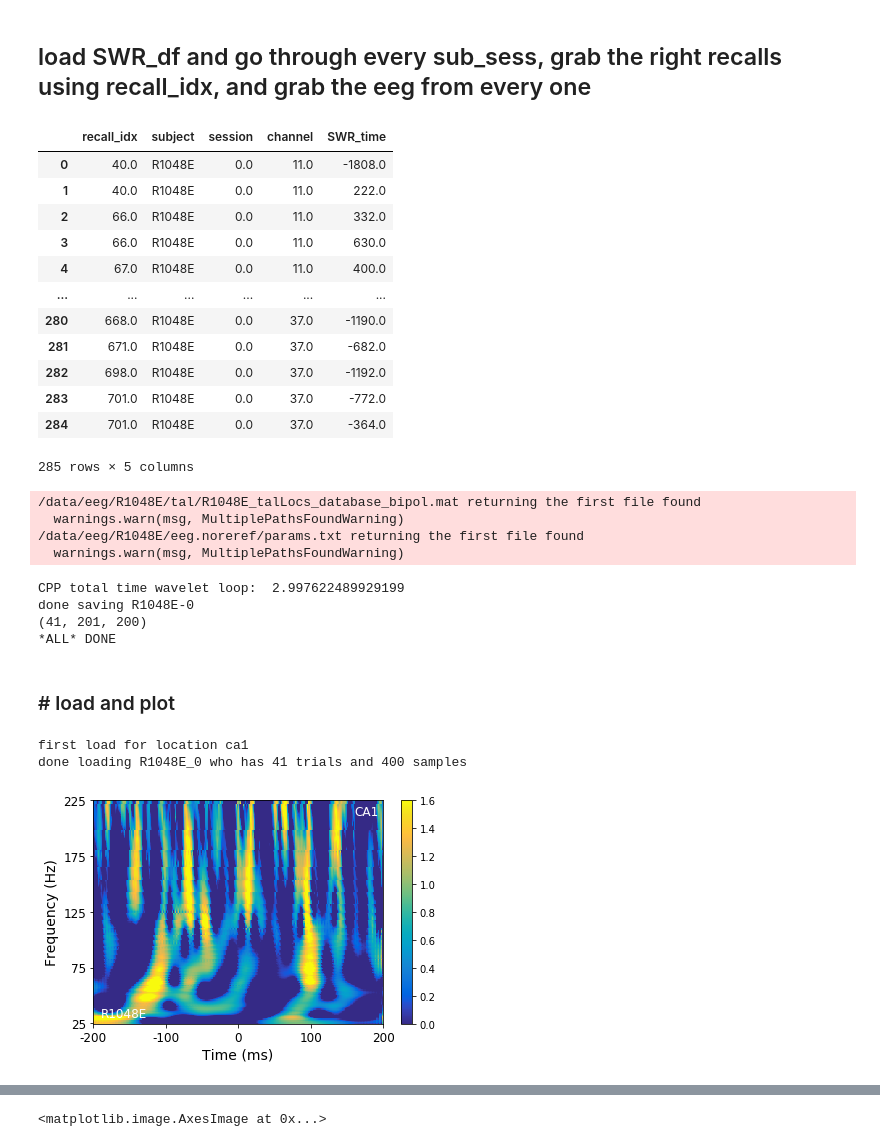
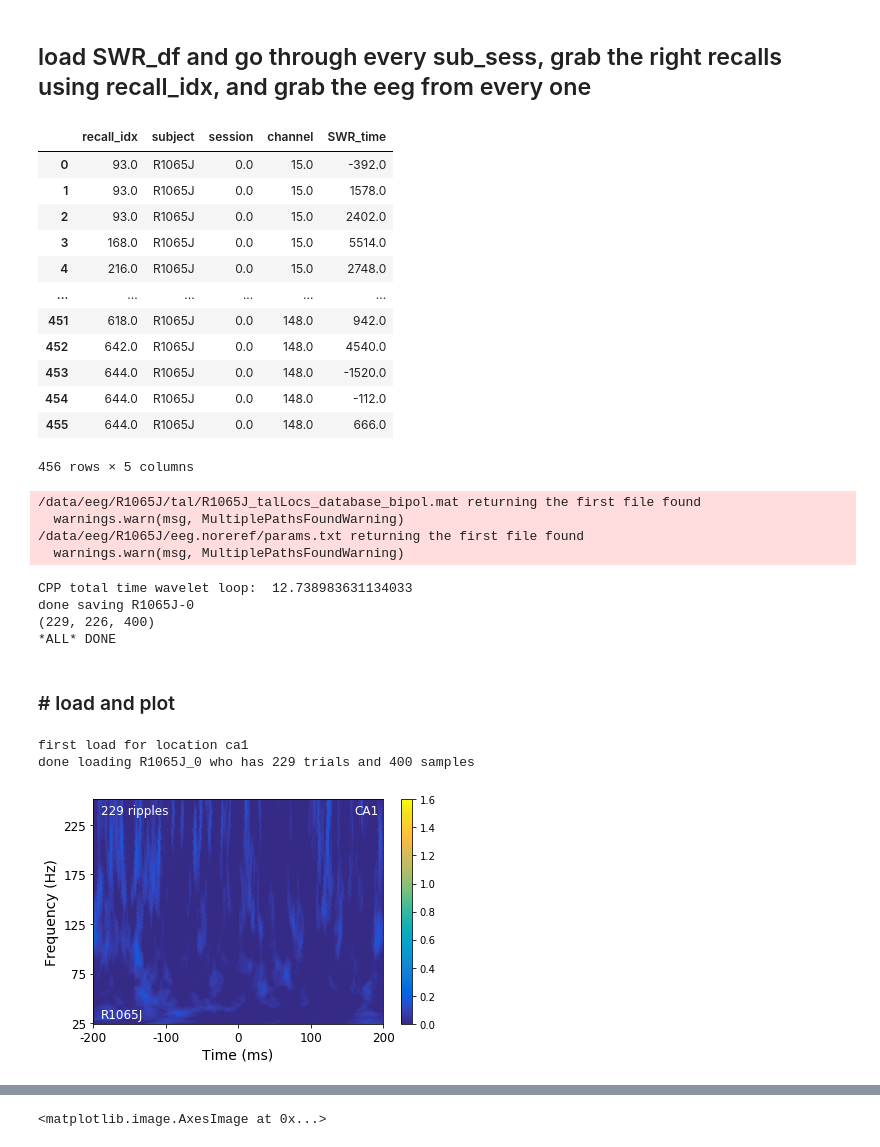
Before and after one commit to jjsakon/SWR, a Jupyter notebook: code/SWRanalysisSpectrograms.ipynb, the cells around one changed output, grey strips where cells are left out. Cells and saved outputs as stored; diff of their text form; code cells hidden in the pictures.

```diff
--- a/code/SWRanalysisSpectrograms.ipynb
+++ b/code/SWRanalysisSpectrograms.ipynb
@@ -49,7 +49,7 @@ HPC_labels,ENT_labels,PHC_labels = getMTLregions(MTL_labels)
 # subs = ['R1379E','R1402E','R1396T','R1395M','R1415T','R1389J','R1404E']  # test subs for eeg offset correction
 # subs = ['R1048E','R1054J'] # nice example FR1 subs
 # subs = ['R1048E','R1112M'] # couple of FR1 subs
-subs = ['R1048E']
+subs = ['R1065J'] #['R1048E']
 
 sub_df = df[(df.subject.isin(subs))  & (df.experiment == exp)] # all sessions for subs
 # sub_df = df[(df.subject.isin(subs))  & (df.experiment == exp) & (df.session==1)] # single session
@@ -568,7 +568,7 @@ recall_type_switch = 6
 recall_minimum = 2000 # used if recall_type_switch = 3
 region_name = 'HPC' #'ENT' #'HPC' #HPC_ENT #ENT #HPC # PHC
 remove_soz_ictal = False
-filter_type = 'hamming125200' # butter/hamming/hamming125200
+filter_type = 'butter' # butter/hamming/hamming125200
 ###
 
 # get strings for path name for save and loading cluster data
@@ -731,10 +731,13 @@ if select_subfield == True:
         # to see number of each: sum(np.array([names.find('sub') for names in HPC_names])>=0)
 else:
     location_selected = ''
-desired_sample_rate = 500.
+
+if filter_type.find('hamming') != -1:
+    desired_sample_rate = 500.
+else:
+    desired_sample_rate = 1000.
 sr = desired_sample_rate # fixed at this value since this is the minimum across data and can always downsample
 sr_factor = 1000/desired_sample_rate
-
 
 start_array,end_array = getStartEndArrays(ripple_array) # get start array
 
@@ -847,7 +850,7 @@ done saving
 # %% [markdown]
 ## load SWR_df and go through every sub_sess, grab the right recalls using recall_idx, and grab the eeg from every one
 # %%
-# run "## bulk load data" above first to get right setup variables then load from here:
+# run "## bulk load data" above with the sub_df you want first to get right setup variables then load from here:
 location_selected = 'ca1' # 'ca1' '' for ENT or PHC
 
 path_name = '/home1/john/SWR/compiled/ripple_time_dfs/'
@@ -859,18 +862,18 @@ with open(fn,'rb') as f:
 SWR_df
 # %% [output]
 |  | recall_idx | subject | session | channel | SWR_time |
-| 0 | 40.0 | R1048E | 0.0 | 11.0 | -1808.0 |
-| 1 | 40.0 | R1048E | 0.0 | 11.0 | 222.0 |
-| 2 | 66.0 | R1048E | 0.0 | 11.0 | 332.0 |
-| 3 | 66.0 | R1048E | 0.0 | 11.0 | 630.0 |
-| 4 | 67.0 | R1048E | 0.0 | 11.0 | 400.0 |
+| 0 | 93.0 | R1065J | 0.0 | 15.0 | -392.0 |
+| 1 | 93.0 | R1065J | 0.0 | 15.0 | 1578.0 |
+| 2 | 93.0 | R1065J | 0.0 | 15.0 | 2402.0 |
+| 3 | 168.0 | R1065J | 0.0 | 15.0 | 5514.0 |
+| 4 | 216.0 | R1065J | 0.0 | 15.0 | 2748.0 |
 | ... | ... | ... | ... | ... | ... |
-| 280 | 668.0 | R1048E | 0.0 | 37.0 | -1190.0 |
-| 281 | 671.0 | R1048E | 0.0 | 37.0 | -682.0 |
-| 282 | 698.0 | R1048E | 0.0 | 37.0 | -1192.0 |
-| 283 | 701.0 | R1048E | 0.0 | 37.0 | -772.0 |
-| 284 | 701.0 | R1048E | 0.0 | 37.0 | -364.0 |
+| 451 | 618.0 | R1065J | 0.0 | 148.0 | 942.0 |
+| 452 | 642.0 | R1065J | 0.0 | 148.0 | 4540.0 |
+| 453 | 644.0 | R1065J | 0.0 | 148.0 | -1520.0 |
+| 454 | 644.0 | R1065J | 0.0 | 148.0 | -112.0 |
+| 455 | 644.0 | R1065J | 0.0 | 148.0 | 666.0 |
-285 rows × 5 columns
+456 rows × 5 columns
 # %%
 from ptsa.data.filters import MorletWaveletFilter
 
@@ -879,9 +882,10 @@ save_values = 1
 psth_start = -2000
 psth_end = 2000
 eeg_buffer = 500
-freqs = np.arange(25,225.1,1)
+freqs = np.arange(25,250.1,1)
 morlet_dist = 200 # how many ms to keep on either side of SWR_start
-SWR_keep_range = [-500,0] # keep SWRs that occurred at these time points
+# SWR_keep_range = [-500,0] # keep SWRs that occurred at these time points
+SWR_keep_range = [-2000,2000] # keep SWRs that occurred at these time points
 
 for row in sub_df.itertuples(): #sub_df.itertuples():  #half_df.itertuples(): ### DON'T CHANGE THIS TO EXP
 
@@ -924,7 +928,7 @@ for row in sub_df.itertuples(): #sub_df.itertuples():  #half_df.itertuples(): ##
                 eeg = reader.load_eeg(events=eeg_events, rel_start=psth_start-eeg_buffer,
                                       rel_stop=psth_end+eeg_buffer+time_add, clean=True, scheme=pairs)
                 if time_add>50: #**
-                    sys.exit()
+                    continue
                 time_add+=1
             eeg.samplerate = sr # need to overwrite those that were just fixed
 
@@ -980,13 +984,13 @@ for row in sub_df.itertuples(): #sub_df.itertuples():  #half_df.itertuples(): ##
             print(np.shape(SWR_keep))
 print('*ALL* DONE')
 # %% [output]
-/data/eeg/R1048E/tal/R1048E_talLocs_database_bipol.mat returning the first file found
+/data/eeg/R1065J/tal/R1065J_talLocs_database_bipol.mat returning the first file found
   warnings.warn(msg, MultiplePathsFoundWarning)
-/data/eeg/R1048E/eeg.noreref/params.txt returning the first file found
+/data/eeg/R1065J/eeg.noreref/params.txt returning the first file found
   warnings.warn(msg, MultiplePathsFoundWarning)
-CPP total time wavelet loop:  2.997622489929199
-done saving R1048E-0
-(41, 201, 200)
+CPP total time wavelet loop:  12.738983631134033
+done saving R1065J-0
+(229, 226, 400)
 *ALL* DONE
 # %% [markdown]
 ### # load and plot
@@ -998,10 +1002,10 @@ path_name = '/scratch/john/SWR_spectrograms/'
 location_selected = 'ca1' # 'ca1' 'dg'
 
 # subs = ['R1083J'] single should be defined above but can define here if you ran half_df or exp_df instead
-sub_df = df[(df.subject.isin(subs))  & (df.experiment == exp)] # all sessions for subs
+# sub_df = df[(df.subject.isin(subs))  & (df.experiment == exp)] # all sessions for subs
 # sub_df = sub_df[0:1]
 
-first_append = 1
+first_append = 1 # not sure what this does...think it's only for averaging across subs
 # use sub_df or half_df depending on what you want to average over
 for row in sub_df.itertuples(): #sub_df.itertuples():  #half_df.itertuples(): ### DON'T CHANGE THIS TO EXP
     try:
@@ -1024,50 +1028,53 @@ for row in sub_df.itertuples(): #sub_df.itertuples():  #half_df.itertuples(): ##
         continue
 # %% [output]
 first load for location ca1
-done loading R1048E_0 who has 41 trials and 400 samples
+done loading R1065J_0 who has 229 trials and 400 samples
 # %%
 from general import parula_map
 
 save_fig = 0
-single_trial = 1
+single_trial = 0
 
 if single_trial == 1:
 
-    trial = 20
+    trial = 9
 
     matshow(stats.zscore(SWR_across_sessions[trial,:,:],1), fignum=0, aspect='auto', cmap=parula_map, vmin=0, vmax=1.6) # 'viridis'
 else:
     matshow(np.mean(stats.zscore(SWR_across_sessions,2), 0), fignum=0, aspect='auto', cmap=parula_map, vmin=0, vmax=1.6) # 'viridis'
 
 # y-axis
 gca().invert_yaxis()
 ytick_size = 50
-yticks(np.arange(0,len(freqs),ytick_size), np.arange(25,225.1,ytick_size,dtype=int), fontsize=12) # positions, labels
+yticks(np.arange(0,len(freqs),ytick_size), np.arange(25,255.1,ytick_size,dtype=int), fontsize=12) # positions, labels
 # setp(gca().get_yticklabels()[::2], visible=False) # get every other
 ylabel('Frequency (Hz)', fontsize=14)
 
 # x-axis
 gca().xaxis.set_ticks_position('bottom')
 xtick_size = 100
 xticks(np.arange(0,2*morlet_dist+0.1,xtick_size), np.arange(-200,200+0.1,xtick_size,dtype=int),fontsize=12)
 # setp(gca().get_xticklabels()[::2], visible=False)
 xlabel('Time (ms)', fontsize=14)
 
 text(10,5,sub,size=12,color=[1,1,1])
-text(360,187,location_selected.upper(),size=12,color=[1,1,1])
+if location_selected == '':
+    text(360,211,region_name,size=12,color=[1,1,1])
+else:
+    text(360,211,location_selected.upper(),size=12,color=[1,1,1])
 if single_trial != 1:
-    text(10,187,str(np.shape(SWR_across_sessions)[0])+' ripples',size=12,color=[1,1,1])
+    text(10,211,str(np.shape(SWR_across_sessions)[0])+' ripples',size=12,color=[1,1,1])
 colorbar()
 tight_layout()
 
 if save_fig == 1:
     if single_trial == 1:
         fname = '/home1/john/SWR/figures/spectrograms/single_trials/'+sub+'_'+region_name+'_'+\
-            location_selected+'_'+str(np.shape(SWR_across_sessions)[0])+'_trial-'+str(trial)+'.pdf'
+            location_selected+'_'+filter_type+'_'+str(np.shape(SWR_across_sessions)[0])+'_trial-'+str(trial)+'.pdf'
     else:
         fname = '/home1/john/SWR/figures/spectrograms/'+sub+'_'+region_name+'_'+\
-            location_selected+'_'+str(np.shape(SWR_across_sessions)[0])+'_ripples.pdf'
+            location_selected+'_'+str(np.shape(SWR_across_sessions)[0])+'_'+filter_type+'_ripples.pdf'
     savefig(fname,format='pdf')
 a=1;
 # %% [output]
-[figure, old version]
+[figure, new version]
```
Also changed, not shown: parts of 6 cells of this notebook, 2 other files.
